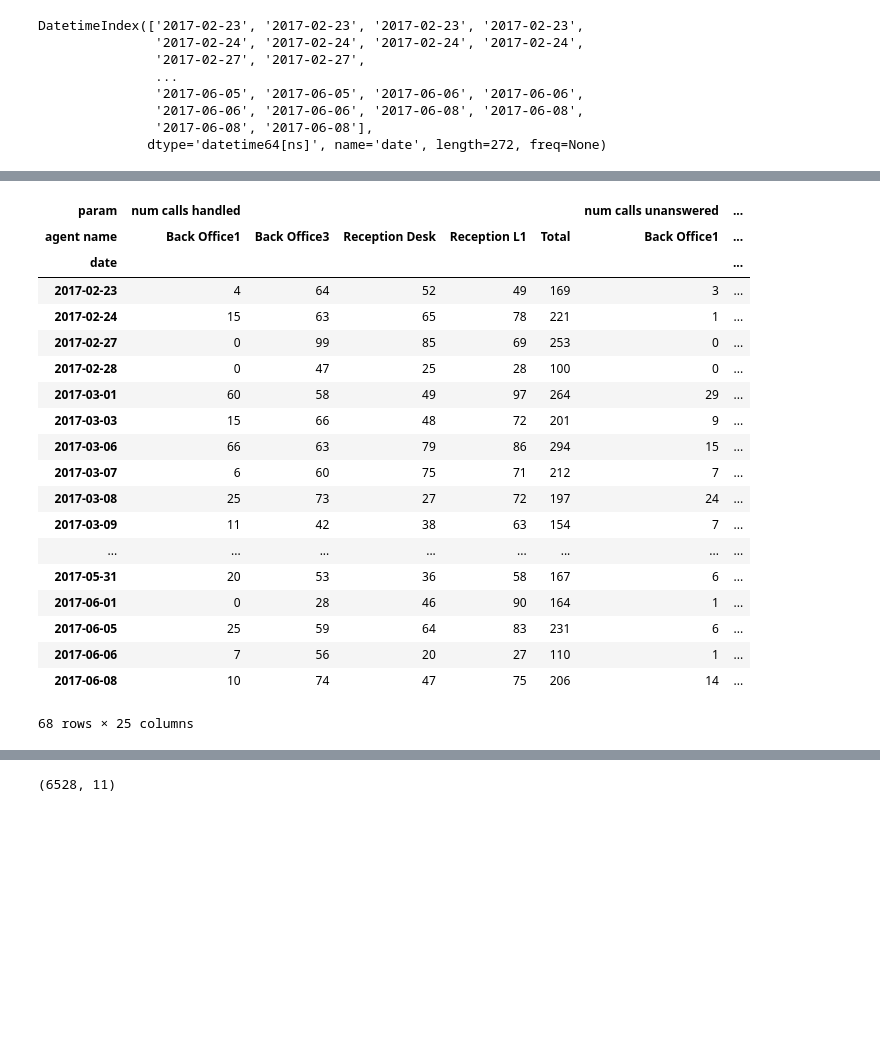
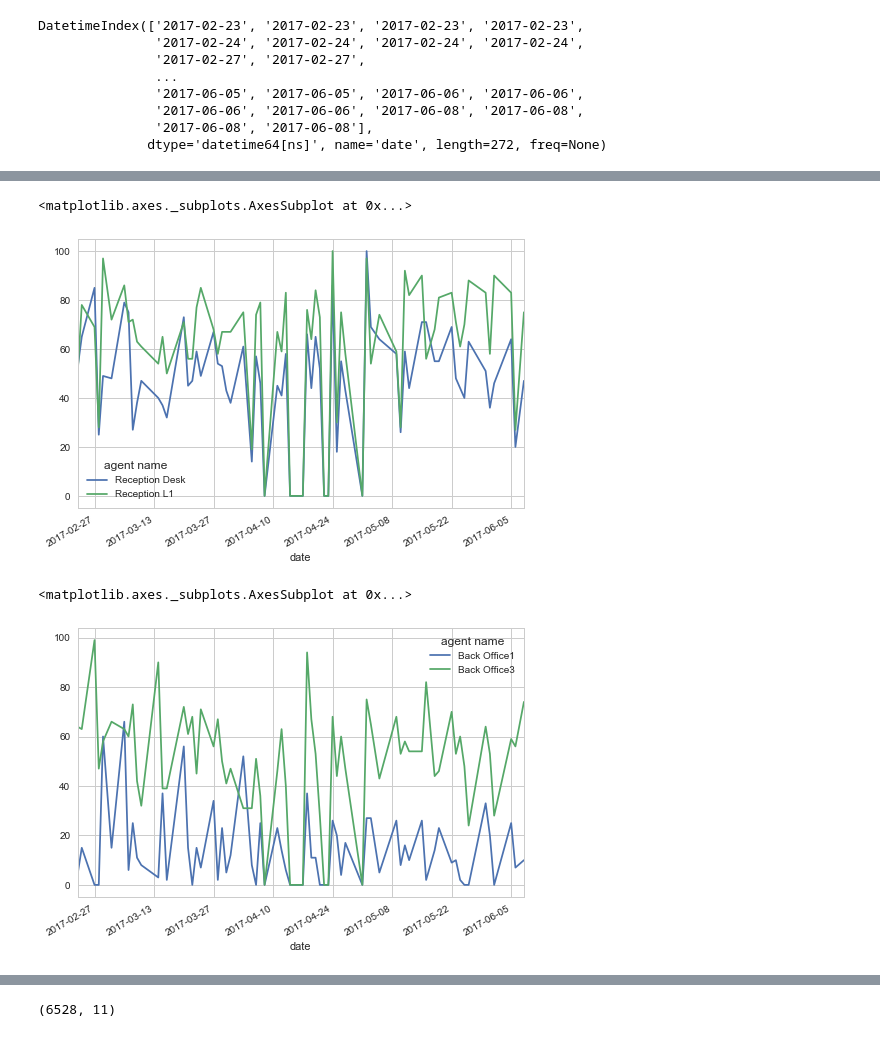
Before and after one commit to haematologic/clindev-phonecall, a Jupyter notebook: notebooks/Phonecall_challenge.ipynb, the cells around one changed output, grey strips where cells are left out. Cells and saved outputs as stored; diff of their text form; code cells hidden in the pictures; blank space fills up the shorter version.

```diff
--- a/notebooks/Phonecall_challenge.ipynb
+++ b/notebooks/Phonecall_challenge.ipynb
@@ -216,23 +203,10 @@ agent_data_by_date.tail(10)
-# %%
-agent_data_by_date.stack('agent name').unstack(['param', 'agent name'])
-# %% [output]
-| param | num calls handled |  |  |  |  | num calls unanswered | ... |
-| agent name | Back Office1 | Back Office3 | Reception Desk | Reception L1 | Total | Back Office1 | ... |
-| date |  |  |  |  |  |  | ... |
-| 2017-02-23 | 4 | 64 | 52 | 49 | 169 | 3 | ... |
-| 2017-02-24 | 15 | 63 | 65 | 78 | 221 | 1 | ... |
-| 2017-02-27 | 0 | 99 | 85 | 69 | 253 | 0 | ... |
-| 2017-02-28 | 0 | 47 | 25 | 28 | 100 | 0 | ... |
-| 2017-03-01 | 60 | 58 | 49 | 97 | 264 | 29 | ... |
-| 2017-03-03 | 15 | 66 | 48 | 72 | 201 | 9 | ... |
-| 2017-03-06 | 66 | 63 | 79 | 86 | 294 | 15 | ... |
-| 2017-03-07 | 6 | 60 | 75 | 71 | 212 | 7 | ... |
-| 2017-03-08 | 25 | 73 | 27 | 72 | 197 | 24 | ... |
-| 2017-03-09 | 11 | 42 | 38 | 63 | 154 | 7 | ... |
-| ... | ... | ... | ... | ... | ... | ... | ... |
-| 2017-05-31 | 20 | 53 | 36 | 58 | 167 | 6 | ... |
-| 2017-06-01 | 0 | 28 | 46 | 90 | 164 | 1 | ... |
-| 2017-06-05 | 25 | 59 | 64 | 83 | 231 | 6 | ... |
-| 2017-06-06 | 7 | 56 | 20 | 27 | 110 | 1 | ... |
-| 2017-06-08 | 10 | 74 | 47 | 75 | 206 | 14 | ... |
-68 rows × 25 columns
+# %%
+agent_data_by_date.loc[['Reception Desk', 'Reception L1'], 'num calls handled',].T.plot(kind='line')
+# %% [output]
+<matplotlib.axes._subplots.AxesSubplot at 0x...>
+[figure, added]
+# %%
+agent_data_by_date.loc[['Back Office1', 'Back Office3'], 'num calls handled',].T.plot(kind='line')
+# %% [output]
+<matplotlib.axes._subplots.AxesSubplot at 0x...>
+[figure, added]
```
Also changed, not shown: parts of 26 cells of this notebook.
